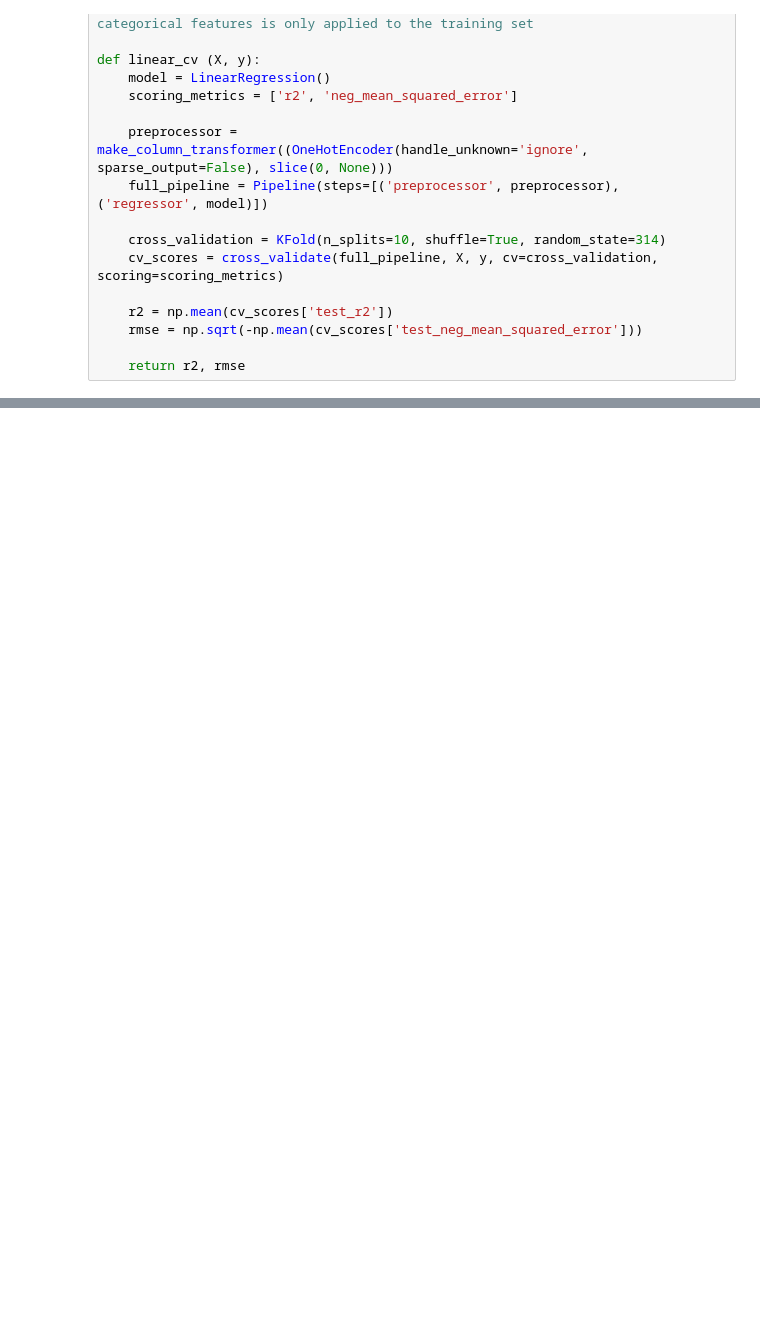
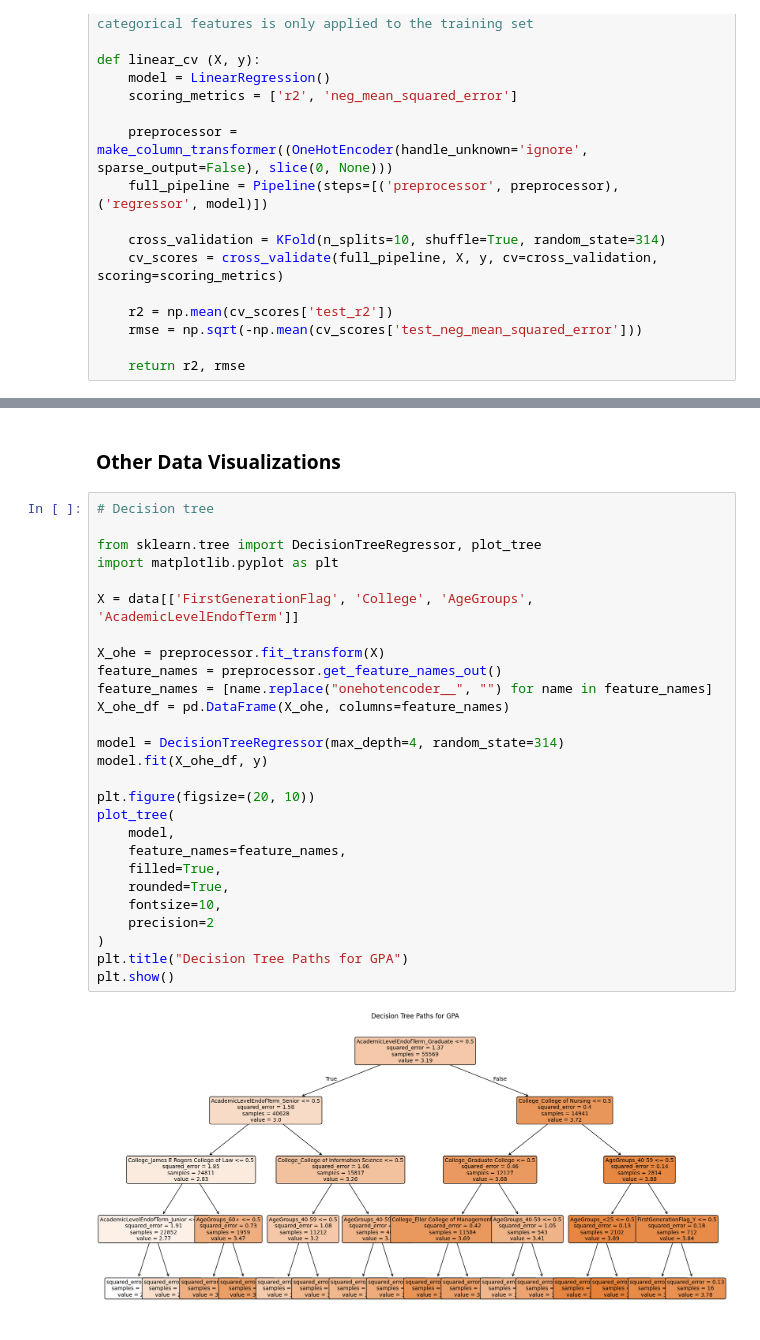
Before and after one commit to gburden6/INFO698-Fall2025-GB-PM, a Jupyter notebook: INFO698_McManus.ipynb, the cells around one changed output, grey strips where cells are left out. Cells and saved outputs as stored; diff of their text form; blank space fills up the shorter version.

```diff
--- a/INFO698_McManus.ipynb
+++ b/INFO698_McManus.ipynb
@@ -233,0 +656,31 @@ def bar(data):
+# %% [markdown]
+### Other Data Visualizations
+# %%
+# Decision tree
+
+from sklearn.tree import DecisionTreeRegressor, plot_tree
+import matplotlib.pyplot as plt
+
+X = data[['FirstGenerationFlag', 'College', 'AgeGroups', 'AcademicLevelEndofTerm']]
+
+X_ohe = preprocessor.fit_transform(X)
+feature_names = preprocessor.get_feature_names_out()
+feature_names = [name.replace("onehotencoder__", "") for name in feature_names]
+X_ohe_df = pd.DataFrame(X_ohe, columns=feature_names)
+
+model = DecisionTreeRegressor(max_depth=4, random_state=314)
+model.fit(X_ohe_df, y)
+
+plt.figure(figsize=(20, 10))
+plot_tree(
+    model,
+    feature_names=feature_names,
+    filled=True,
+    rounded=True,
+    fontsize=10,
+    precision=2
+)
+plt.title("Decision Tree Paths for GPA")
+plt.show()
+# %% [output]
+[figure, added]
```
Also changed, not shown: parts of 41 cells of this notebook.
